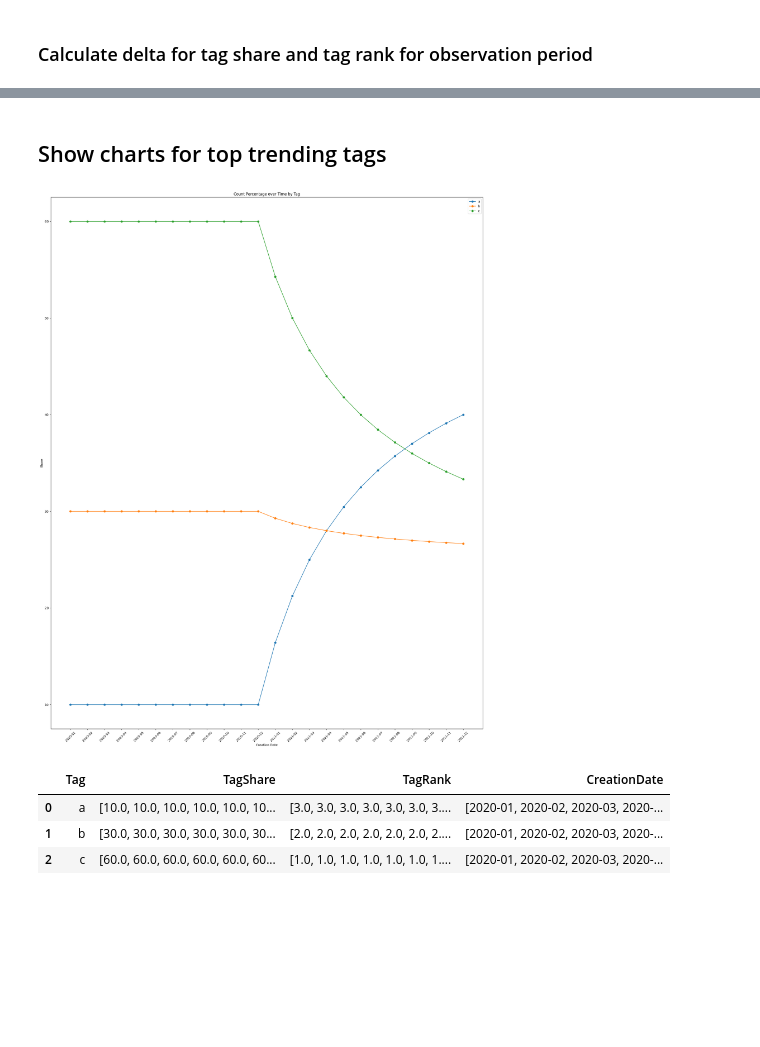
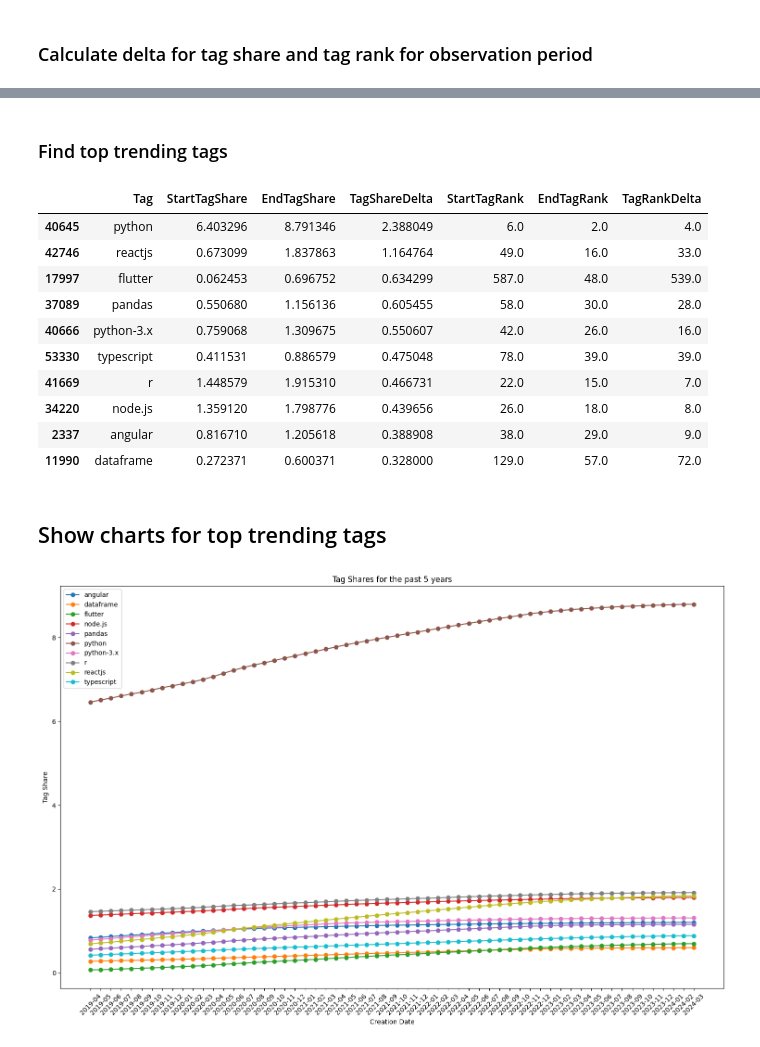
Before and after one commit to IvannKurchenko/blog-exploring-so-tags-trends, a Jupyter notebook: #4_show_posts_creation_trends.ipynb, the cells around one changed output, grey strips where cells are left out. Cells and saved outputs as stored; diff of their text form; code cells hidden in the pictures; blank space fills up the shorter version.

Commit message:
finished posts creation trends

```diff
--- a/#4_show_posts_creation_trends.ipynb
+++ b/#4_show_posts_creation_trends.ipynb
@@ -69,7 +69,7 @@ def delta_by(df, source_column: str, multiplier: int = 1):
     delta_df[f'{source_column}Delta'] = multiplier * (delta_df[end_column] - delta_df[start_column])
     return delta_df
 # %%
-observation_period_years = 3
+observation_period_years = 5
 start_date = posts_creation_trends_df["CreationDate"].max()
 dates = past_years_dates(start_date, observation_period_years)
 
@@ -99,0 +105,18 @@ top_tags_trends_delta_df
+# %% [markdown]
+### Find top trending tags
+# %%
+top_tags_trends_count = 10
+top_tags_trends_delta_df = latest_tags_trends_delta_df.sort_values(by='TagShareDelta', ascending=False)[0:top_tags_trends_count]
+top_tags_trends_delta_df
+# %% [output]
+|  | Tag | StartTagShare | EndTagShare | TagShareDelta | StartTagRank | EndTagRank | TagRankDelta |
+| 40645 | python | 6.403296 | 8.791346 | 2.388049 | 6.0 | 2.0 | 4.0 |
+| 42746 | reactjs | 0.673099 | 1.837863 | 1.164764 | 49.0 | 16.0 | 33.0 |
+| 17997 | flutter | 0.062453 | 0.696752 | 0.634299 | 587.0 | 48.0 | 539.0 |
+| 37089 | pandas | 0.550680 | 1.156136 | 0.605455 | 58.0 | 30.0 | 28.0 |
+| 40666 | python-3.x | 0.759068 | 1.309675 | 0.550607 | 42.0 | 26.0 | 16.0 |
+| 53330 | typescript | 0.411531 | 0.886579 | 0.475048 | 78.0 | 39.0 | 39.0 |
+| 41669 | r | 1.448579 | 1.915310 | 0.466731 | 22.0 | 15.0 | 7.0 |
+| 34220 | node.js | 1.359120 | 1.798776 | 0.439656 | 26.0 | 18.0 | 8.0 |
+| 2337 | angular | 0.816710 | 1.205618 | 0.388908 | 38.0 | 29.0 | 9.0 |
+| 11990 | dataframe | 0.272371 | 0.600371 | 0.328000 | 129.0 | 57.0 | 72.0 |
@@ -102,46 +139,18 @@ top_tags_trends_delta_df
 # %%
 import matplotlib.pyplot as plt
 
-top_trending_tags = list(top_tags_trends_delta_df['Tag'])
+fig, ax = plt.subplots(figsize=(15, 10))
 
-# [-36:] - take data fro last 3 years to be aligned
-df = posts_creation_trends_df[posts_creation_trends_df['Tag'].isin(top_trending_tags)].\
-    groupby('Tag').\
-    agg({'TagShare': lambda x: list(x)[-36:], 'CreationDate': lambda x: list(x)[-36:]}).\
-    reset_index()
-
-fig, ax = plt.subplots(figsize=(20, 25))
-
-for index, row in df.iterrows():
+for index, row in tag_trends_timeline_df.iterrows():
     ax.plot(row['CreationDate'], row['TagShare'], label=row['Tag'], marker='o')
 
 ax.set_xlabel('Creation Date')
-ax.set_ylabel('Share')
-ax.set_title('Count Percentage over Time by Tag')
+ax.set_ylabel('Tag Share')
+ax.set_title(f'Tag Shares for the past {observation_period_years} years')
 ax.legend()
 
-plt.xticks(rotation=45)  # Rotate x-axis labels for better readability
-plt.tight_layout()  # Adjust layout to make room for the rotated x-axis labels
+plt.xticks(rotation=45)
+plt.tight_layout()
 plt.show()
 # %% [output]
-[figure, old version]
+[figure, new version]
-# %%
-top_trending_tags = list(top_tags_trends_delta_df['Tag'])
-
-months = 12 * observation_period_years
-tag_trends_timeline_df = posts_creation_trends_df[posts_creation_trends_df['Tag'].isin(top_trending_tags)].\
-    groupby('Tag').\
-    agg(
-        {
-            'TagShare': lambda x: list(x)[-months:],
-            'TagRank': lambda x: list(x)[-months:],
-            'CreationDate': lambda x: list(x)[-months:]
-        }
-    ).\
-    reset_index()
-tag_trends_timeline_df
-# %% [output]
-|  | Tag | TagShare | TagRank | CreationDate |
-| 0 | a | [10.0, 10.0, 10.0, 10.0, 10.0, 10... | [3.0, 3.0, 3.0, 3.0, 3.0, 3.0, 3.... | [2020-01, 2020-02, 2020-03, 2020-... |
-| 1 | b | [30.0, 30.0, 30.0, 30.0, 30.0, 30... | [2.0, 2.0, 2.0, 2.0, 2.0, 2.0, 2.... | [2020-01, 2020-02, 2020-03, 2020-... |
-| 2 | c | [60.0, 60.0, 60.0, 60.0, 60.0, 60... | [1.0, 1.0, 1.0, 1.0, 1.0, 1.0, 1.... | [2020-01, 2020-02, 2020-03, 2020-... |
```
Also changed, not shown: parts of 11 cells of this notebook, 4 other files.
